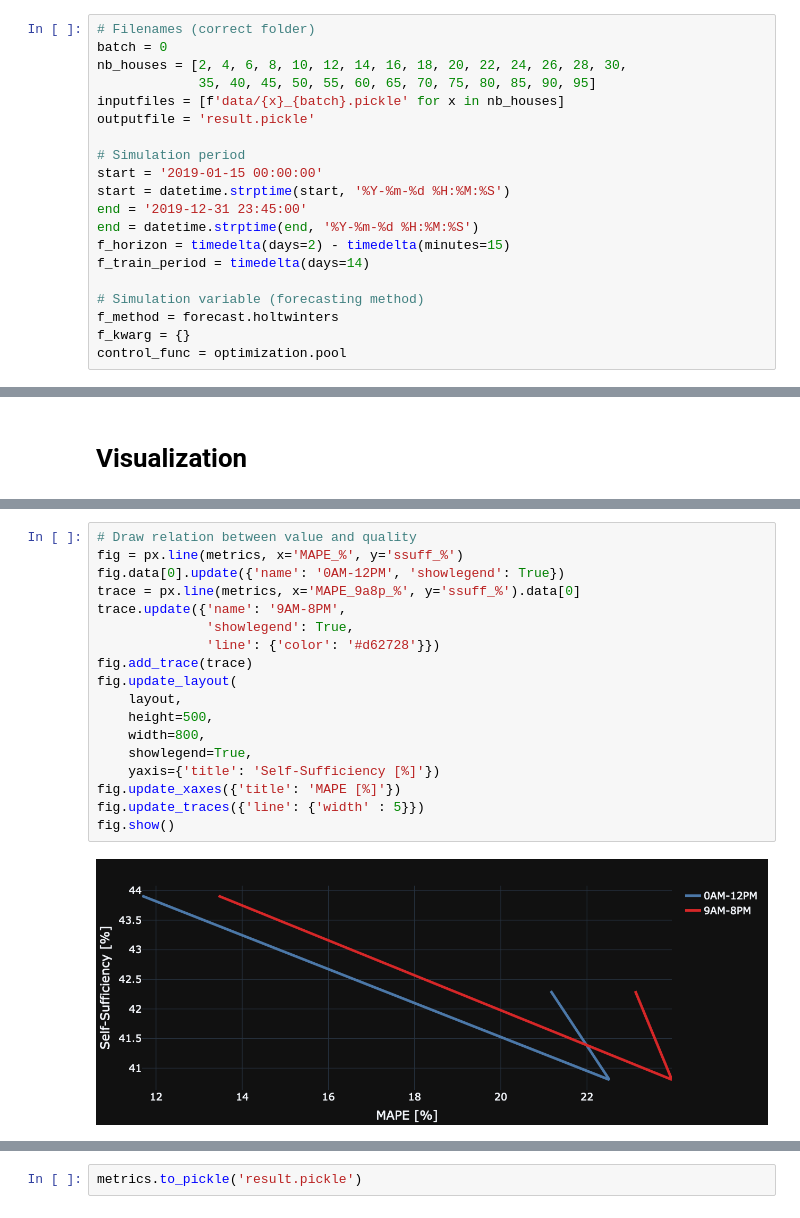
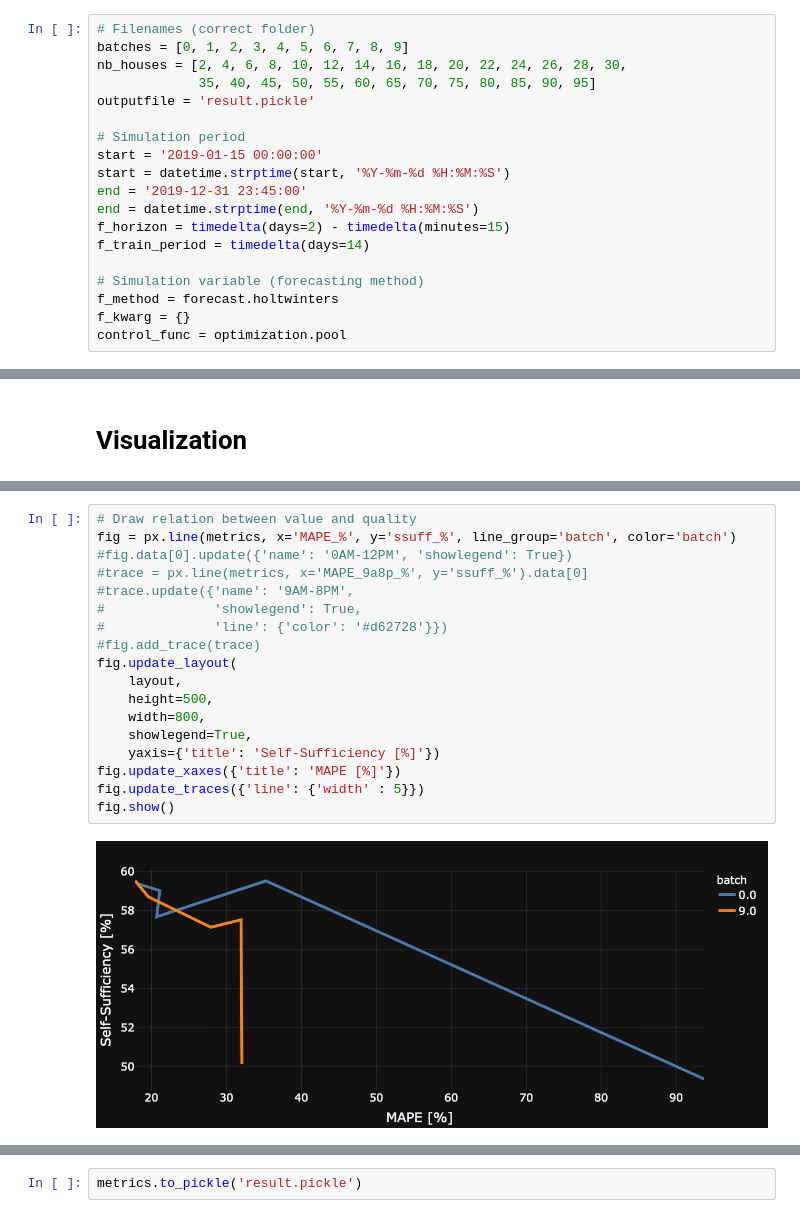
Before and after one commit to Jonathan56/pylec_forecastpaper, a Jupyter notebook: studies/holtwinters.ipynb, the cells around one changed output, grey strips where cells are left out. Cells and saved outputs as stored; diff of their text form.

```diff
--- a/studies/holtwinters.ipynb
+++ b/studies/holtwinters.ipynb
@@ -23,10 +23,9 @@ px.defaults.color_discrete_sequence = px.colors.qualitative.T10
 # Inputs
 # %%
 # Filenames (correct folder)
-batch = 0
+batches = [0, 1, 2, 3, 4, 5, 6, 7, 8, 9]
 nb_houses = [2, 4, 6, 8, 10, 12, 14, 16, 18, 20, 22, 24, 26, 28, 30,
              35, 40, 45, 50, 55, 60, 65, 70, 75, 80, 85, 90, 95]
-inputfiles = [f'data/{x}_{batch}.pickle' for x in nb_houses]
 outputfile = 'result.pickle'
 
 # Simulation period
@@ -150,23 +152,23 @@ plot_f_community_size(metrics, 'ssuff_%', 'Self-Sufficiency [%]')
 # %%
 # Draw relation between value and quality
-fig = px.line(metrics, x='MAPE_%', y='ssuff_%')
-fig.data[0].update({'name': '0AM-12PM', 'showlegend': True})
-trace = px.line(metrics, x='MAPE_9a8p_%', y='ssuff_%').data[0]
-trace.update({'name': '9AM-8PM',
-              'showlegend': True,
-              'line': {'color': '#d62728'}})
-fig.add_trace(trace)
+fig = px.line(metrics, x='MAPE_%', y='ssuff_%', line_group='batch', color='batch')
+#fig.data[0].update({'name': '0AM-12PM', 'showlegend': True})
+#trace = px.line(metrics, x='MAPE_9a8p_%', y='ssuff_%').data[0]
+#trace.update({'name': '9AM-8PM',
+#              'showlegend': True,
+#              'line': {'color': '#d62728'}})
+#fig.add_trace(trace)
 fig.update_layout(
     layout,
     height=500,
     width=800,
     showlegend=True,
     yaxis={'title': 'Self-Sufficiency [%]'})
 fig.update_xaxes({'title': 'MAPE [%]'})
 fig.update_traces({'line': {'width' : 5}})
 fig.show()
 # %% [output]
-[figure, old version]
+[figure, new version]
 # %%
 # Draw relation between value and quality
 fig = px.line(metrics, x='MASE', y='ssuff_%',
```
Also changed, not shown: parts of 3 cells of this notebook, 6 other files.
